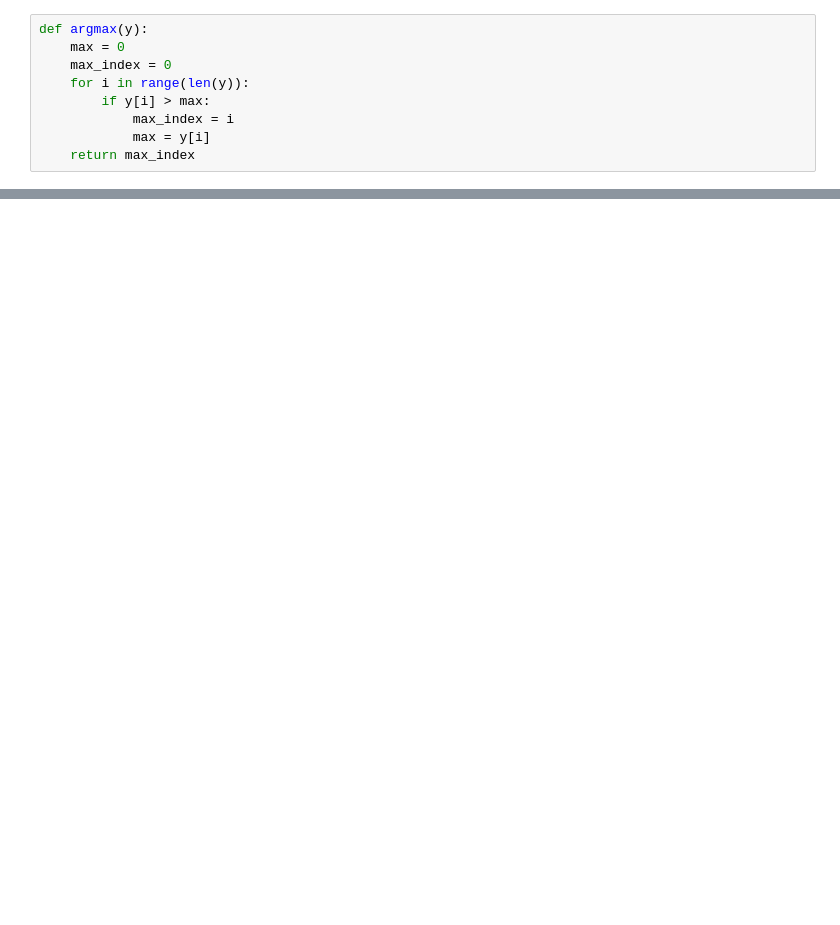
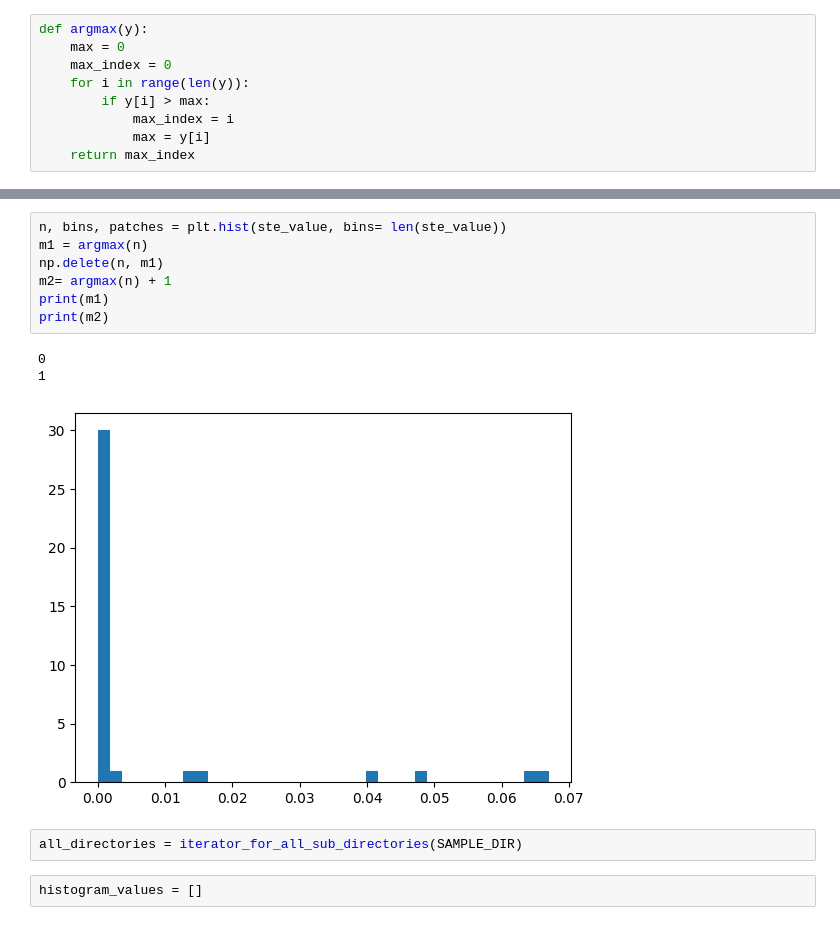
Before and after one commit to hungsvdut2k2/DSP, a Jupyter notebook: VowelRegconition/find_threshold.ipynb, the cells around one changed output, grey strips where cells are left out. Drawn from its saved outputs; the diff is of its cells as text; blank space fills up the shorter version.

```diff
--- a/VowelRegconition/find_threshold.ipynb
+++ b/VowelRegconition/find_threshold.ipynb
@@ -138,0 +76,15 @@ plt.show()
+# %%
+n, bins, patches = plt.hist(ste_value, bins= len(ste_value))
+m1 = argmax(n)
+np.delete(n, m1)
+m2= argmax(n) + 1
+print(m1)
+print(m2)
+# %% [output]
+0
+1
+[figure, added]
+# %%
+all_directories = iterator_for_all_sub_directories(SAMPLE_DIR)
+# %%
+histogram_values = []
```
Also changed, not shown: parts of 25 cells of this notebook.
